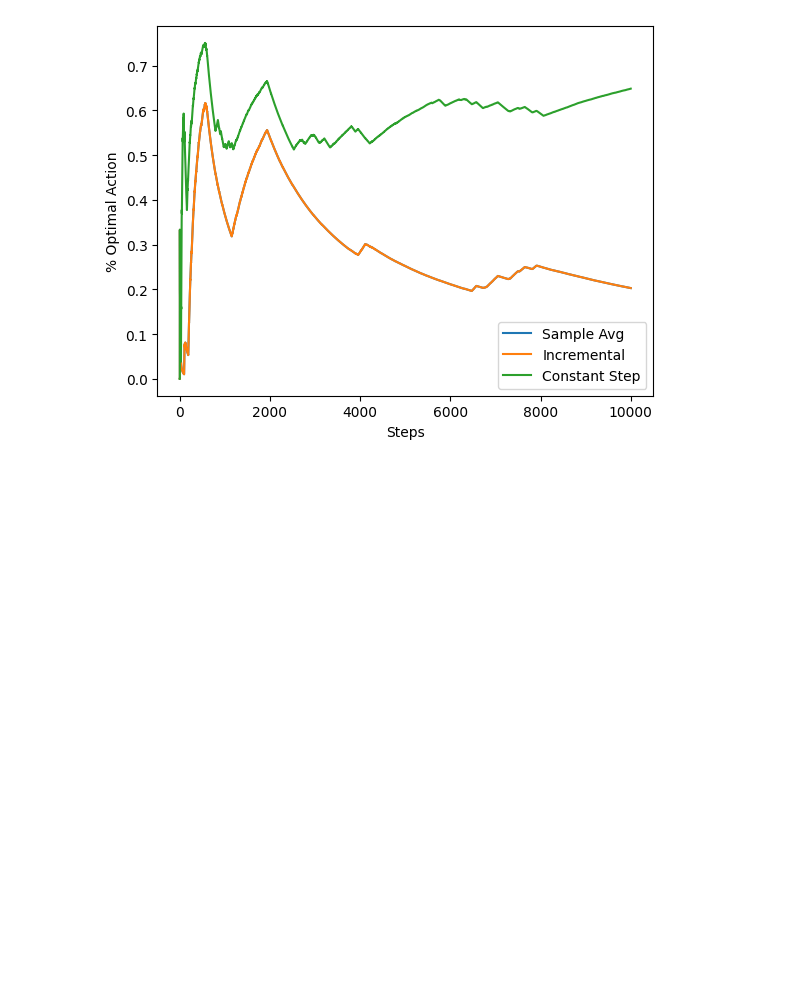
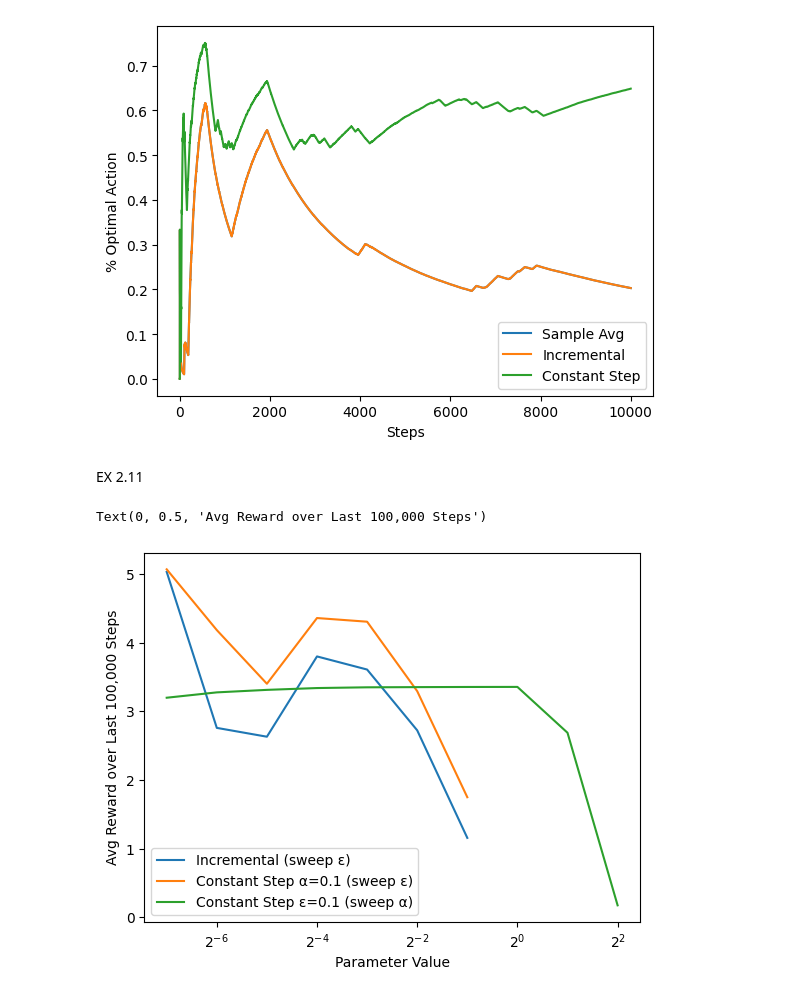
Before and after one commit to KELECHIDAVIS/RLCourseAndBookExercises, a Jupyter notebook: ch2_ex.ipynb, the cells around one changed output. Drawn from its saved outputs; the diff is of its cells as text; code cells hidden in the pictures; blank space fills up the shorter version.

```diff
--- a/ex2_5.ipynb
+++ b/ch2_ex.ipynb
@@ -4,11 +4,10 @@ import numpy as np
 
 mean = 0
 std_dev = .01
-epsilon = .1
 # %%
 #build sample average function
 #returns avg reward and times optimal action was picked per step (for later graphing)
-def sample_average(k, steps = 10000, rng=None):
+def sample_average(k, steps = 10000, rng=None, epsilon = .1):
     if rng is None:
         rng = np.random.default_rng()
 
@@ -55,7 +54,7 @@ def sample_average(k, steps = 10000, rng=None):
 
     return avg_rewards, optimal_picked_percents
 
-def incremental(k, steps=10000, rng=None):
+def incremental(k, steps=10000, rng=None,epsilon = .1):
     if rng is None:
         rng = np.random.default_rng()
     q = np.zeros(k) # actual action values
@@ -96,7 +95,7 @@ def incremental(k, steps=10000, rng=None):
 
     return avg_rewards, optimal_picked_percents
 
-def constant_step_size(k, steps =10000, alpha = .1, rng=None):
+def constant_step_size(k, steps =10000, alpha = .1, rng=None,epsilon = .1):
     if rng is None:
         rng = np.random.default_rng()
     q = np.zeros(k) # actual action values
@@ -165,3 +164,43 @@ plt.show()
 # %% [output]
 [figure]
 [figure]
+# %% [markdown]
+EX 2.11
+# %%
+
+SEED =42
+k= 10
+steps = 200000
+
+from tqdm import tqdm #progress bar
+
+#for the yaxis, use avg reward for the last 100,000 steps
+#xaxis is the parameter, for this case it be episilon
+epsilon_params = np.array([1/128, 1/64, 1/32, 1/16, 1/8, 1/4, 1/2])
+alpha_params   = np.array([1/128, 1/64, 1/32, 1/16, 1/8, 1/4, 1/2, 1, 2, 4])
+
+iY, cY, vY = [], [], []
+#sample avg is omitted due to being structurally the same as incremental just slower
+for param in tqdm(alpha_params, desc="alpha sweep") :
+    vAvg, _ = constant_step_size(k,  steps=steps, alpha = param, rng=np.random.default_rng(SEED), epsilon=.1)
+
+    vY.append(np.mean(vAvg[-100000:])) #avg last 100000 elements
+
+
+for eps in tqdm(epsilon_params, desc="epsilon sweep"):
+    iAvg, _ = incremental(k, steps=steps, rng=np.random.default_rng(SEED), epsilon=eps)
+    cAvg, _ = constant_step_size(k, steps=steps, alpha=0.1, rng=np.random.default_rng(SEED), epsilon=eps)
+    iY.append(np.mean(iAvg[-100000:]))
+    cY.append(np.mean(cAvg[-100000:]))
+
+fig, ax = plt.subplots()
+ax.plot(epsilon_params, iY, label='Incremental (sweep ε)')
+ax.plot(epsilon_params, cY, label='Constant Step α=0.1 (sweep ε)')
+ax.plot(alpha_params,   vY, label='Constant Step ε=0.1 (sweep α)')
+ax.set_xscale('log', base=2)  # log scale like Figure 2.6
+ax.legend()
+ax.set_xlabel("Parameter Value")
+ax.set_ylabel("Avg Reward over Last 100,000 Steps")
+# %% [output]
+Text(0, 0.5, 'Avg Reward over Last 100,000 Steps')
+[figure, added]
```
